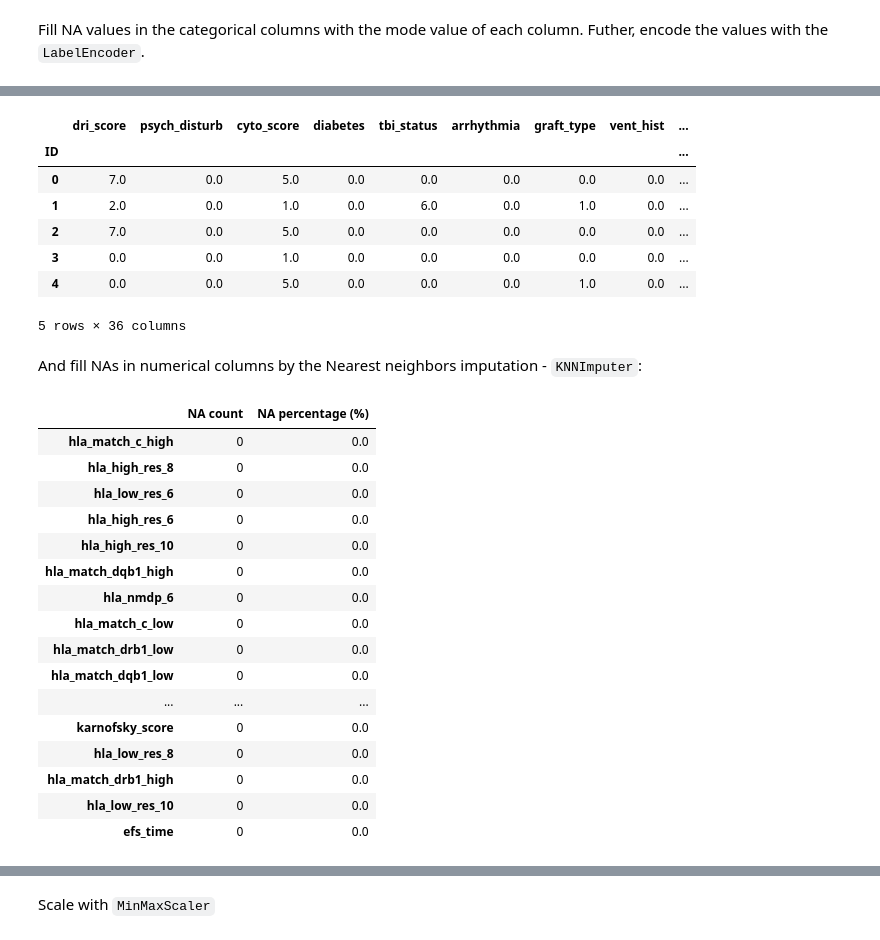
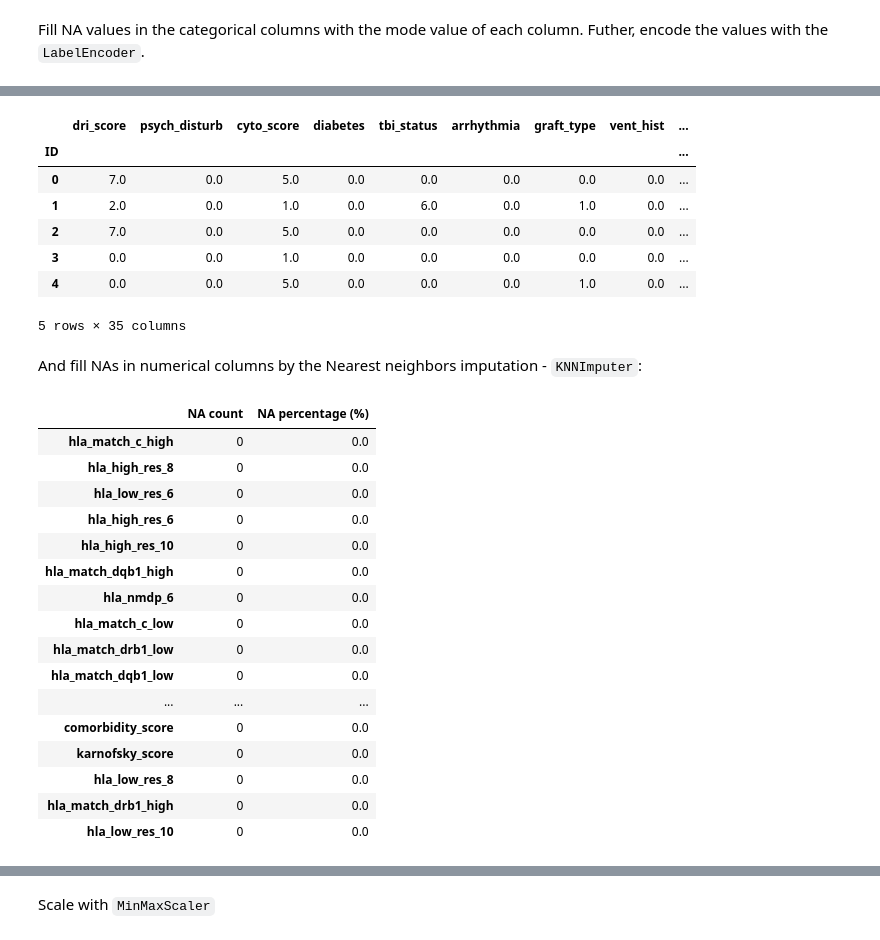
Before and after one commit to serjshul/CIBMTR_Survival_Predictions, a Jupyter notebook: CIBMTR_2025.ipynb, the cells around one changed output, grey strips where cells are left out. Drawn from its saved outputs; the diff is of its cells as text; code cells hidden in the pictures.

```diff
--- a/CIBMTR_2025.ipynb
+++ b/CIBMTR_2025.ipynb
@@ -118,3 +120,13 @@ event_col = 'efs'
+# %%
+duration_col = 'efs_time'
+event_col = 'efs'
+
+#
+df_train_features = df_train.drop(columns=[duration_col, event_col])
+train_durations = df_train[duration_col].values
+train_events = df_train[event_col].values
+#
+df_test_features = df_test.copy()
 # %% [markdown]
 Data types:
 # %%
@@ -146,6 +158,9 @@ hla_match_drb1_low, hla_match_dqb1_low, year_hct, hla_match_a_high, donor_age,
 hla_match_b_low, age_at_hct, hla_match_a_low, hla_match_b_high,
 comorbidity_score, karnofsky_score, hla_low_res_8, hla_match_drb1_high,
 hla_low_res_10, efs_time
+# %%
+categorical_cols = categorical_cols[categorical_cols != 'efs']
+numerical_cols = numerical_cols[numerical_cols != 'efs_time']
 # %% [markdown]
 NA analysis:
 # %%
@@ -200,9 +215,12 @@ Fill NA values in the categorical columns with the mode value of each column. Fu
 # %%
 # Filling NAs with mode values
 for col in categorical_cols:
-    df_train[col].fillna(df_train[col].mode()[0], inplace=True)
+    mode = df_train_features[col].mode()[0]
+    df_train_features.fillna({col: mode}, inplace=True)
+    df_test_features.fillna({col: mode}, inplace=True)
 
 # Data encoding
 encoder = OrdinalEncoder()
-df_train[categorical_cols] = encoder.fit_transform(df_train[categorical_cols])
+df_train_features[categorical_cols] = encoder.fit_transform(df_train_features[categorical_cols])
+df_test_features[categorical_cols] = encoder.transform(df_test_features[categorical_cols])
 # %%
@@ -228,5 +246,5 @@ analyze_na(df_train[categorical_cols])
 # %%
-df_train[categorical_cols].head()
+df_train_features[categorical_cols].head()
 # %% [output]
 |  | dri_score | psych_disturb | cyto_score | diabetes | tbi_status | arrhythmia | graft_type | vent_hist | ... |
 | ID |  |  |  |  |  |  |  |  | ... |
@@ -235,32 +253,38 @@ df_train[categorical_cols].head()
 | 2 | 7.0 | 0.0 | 5.0 | 0.0 | 0.0 | 0.0 | 0.0 | 0.0 | ... |
 | 3 | 0.0 | 0.0 | 1.0 | 0.0 | 0.0 | 0.0 | 0.0 | 0.0 | ... |
 | 4 | 0.0 | 0.0 | 5.0 | 0.0 | 0.0 | 0.0 | 1.0 | 0.0 | ... |
-5 rows × 36 columns
+5 rows × 35 columns
 # %% [markdown]
 And fill NAs in numerical columns by the Nearest neighbors imputation - `KNNImputer`:
 # %%
 imputer = KNNImputer(n_neighbors=5, weights="uniform")
-train_imputed = imputer.fit_transform(df_train)
-df_train = pd.DataFrame(train_imputed,
-                        columns=df_train.columns,
-                        index=df_train.index)
+#
+df_train_features_imputed = imputer.fit_transform(df_train_features)
+df_train_features = pd.DataFrame(df_train_features_imputed,
+                                 columns=df_train_features.columns,
+                                 index=df_train_features.index)
+#
+df_test_features_imputed = imputer.transform(df_test_features)
+df_test_features = pd.DataFrame(df_test_features_imputed,
+                            columns=df_test_features.columns,
+                            index=df_test_features.index)
 # %%
-analyze_na(df_train[numerical_cols])
+analyze_na(df_train_features[numerical_cols])
 # %% [output]
 |  | NA count | NA percentage (%) |
 | hla_match_c_high | 0 | 0.0 |
 | hla_high_res_8 | 0 | 0.0 |
 | hla_low_res_6 | 0 | 0.0 |
 | hla_high_res_6 | 0 | 0.0 |
 | hla_high_res_10 | 0 | 0.0 |
 | hla_match_dqb1_high | 0 | 0.0 |
 | hla_nmdp_6 | 0 | 0.0 |
 | hla_match_c_low | 0 | 0.0 |
 | hla_match_drb1_low | 0 | 0.0 |
 | hla_match_dqb1_low | 0 | 0.0 |
 | ... | ... | ... |
+| comorbidity_score | 0 | 0.0 |
 | karnofsky_score | 0 | 0.0 |
 | hla_low_res_8 | 0 | 0.0 |
 | hla_match_drb1_high | 0 | 0.0 |
 | hla_low_res_10 | 0 | 0.0 |
-| efs_time | 0 | 0.0 |
```
Also changed, not shown: parts of 33 cells of this notebook.
